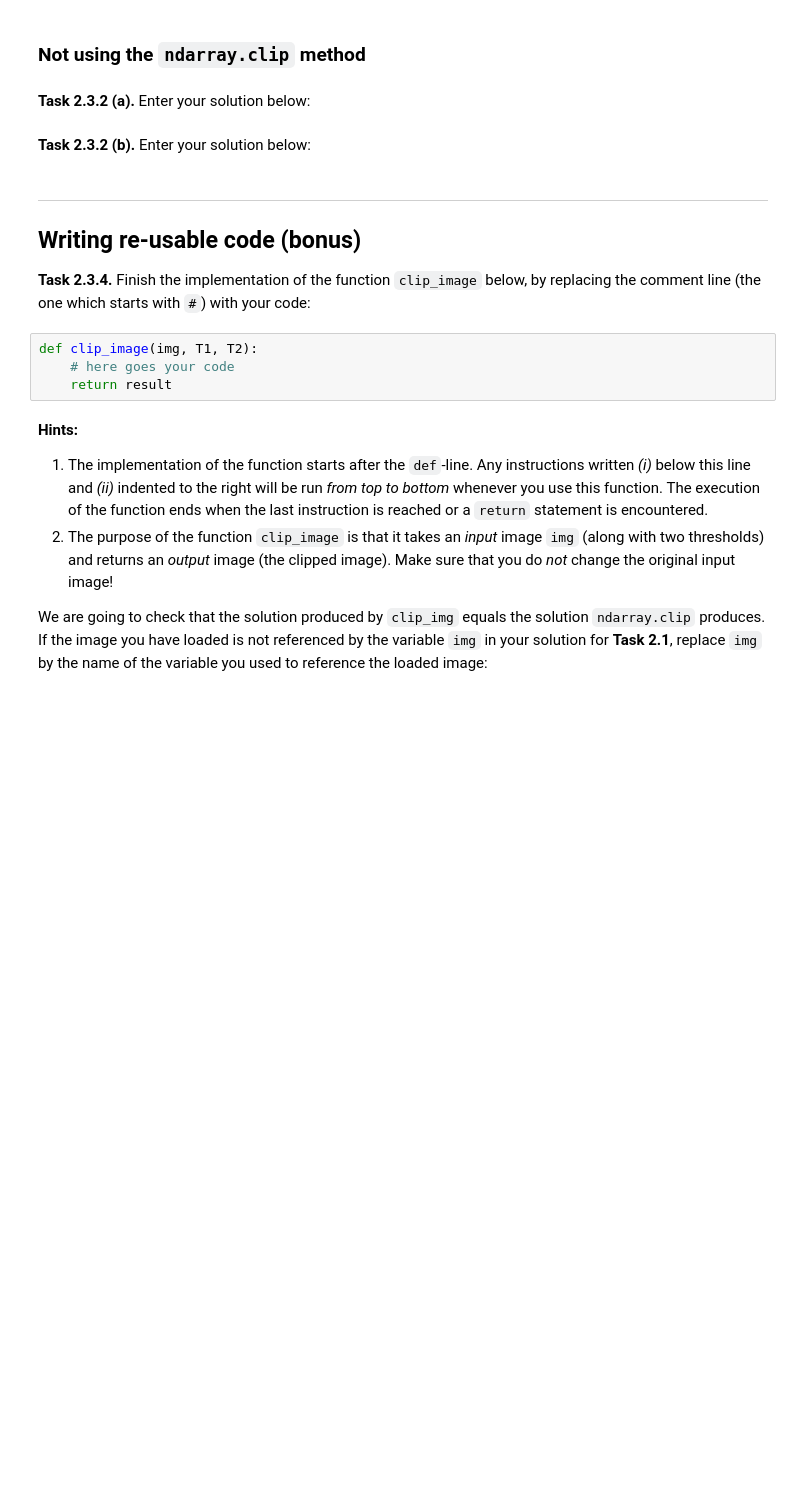
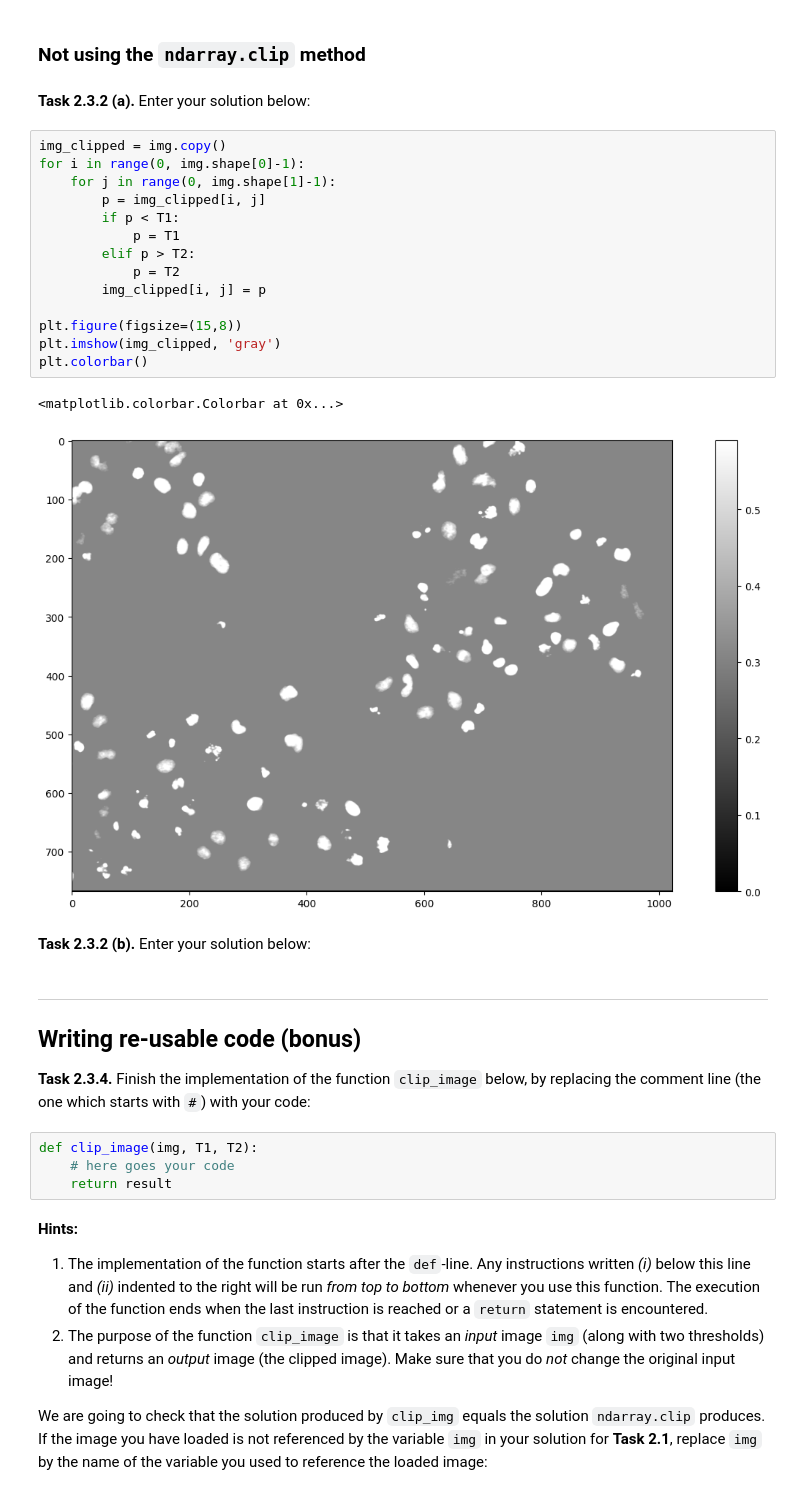
Before and after one commit to tfauer/mobi-fs3-python, a Jupyter notebook: task2.ipynb, the cells around one changed output. Cells and saved outputs as stored; diff of their text form; blank space fills up the shorter version.

```diff
--- a/task2.ipynb
+++ b/task2.ipynb
@@ -50,6 +58,23 @@ T2 = 0.59
 ### Not using the `ndarray.clip` method
 # %% [markdown]
 **<a id="#">Task 2.3.2 (a).</a>** Enter your solution below:
+# %%
+img_clipped = img.copy()
+for i in range(0, img.shape[0]-1):
+    for j in range(0, img.shape[1]-1):
+        p = img_clipped[i, j]
+        if p < T1:
+            p = T1
+        elif p > T2:
+            p = T2
+        img_clipped[i, j] = p
+
+plt.figure(figsize=(15,8))
+plt.imshow(img_clipped, 'gray')
+plt.colorbar()
+# %% [output]
+<matplotlib.colorbar.Colorbar at 0x...>
+[figure, added]
 # %% [markdown]
 **<a id="#">Task 2.3.2 (b).</a>** Enter your solution below:
 # %% [markdown]
```
Also changed, not shown: parts of 1 cell of this notebook.
